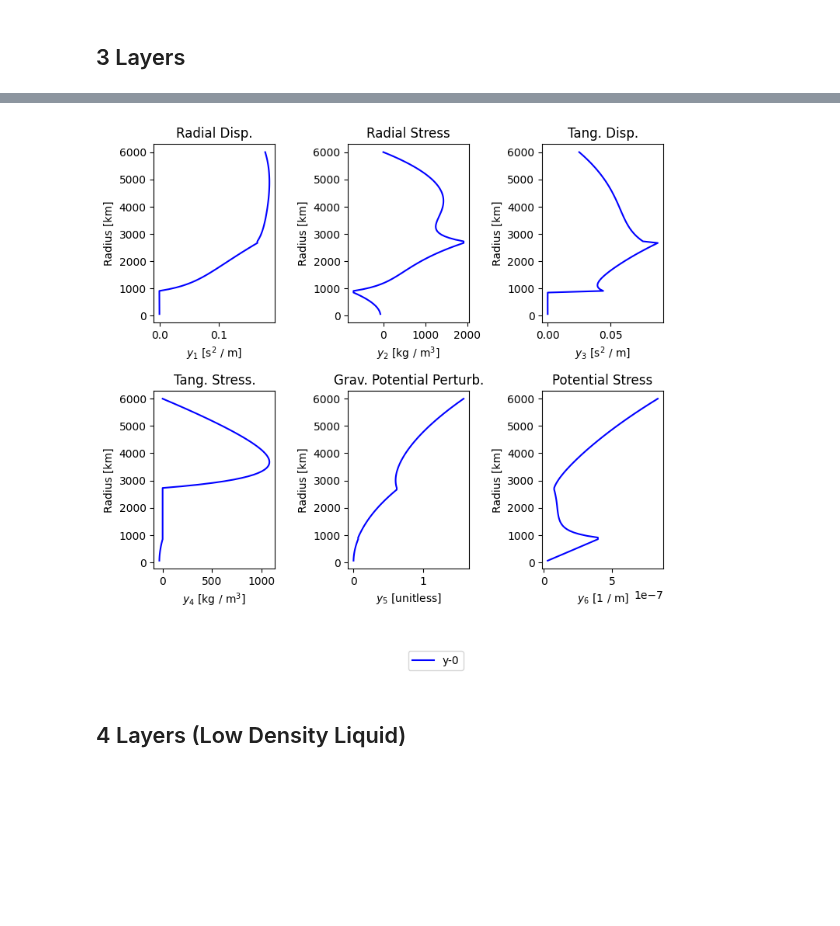
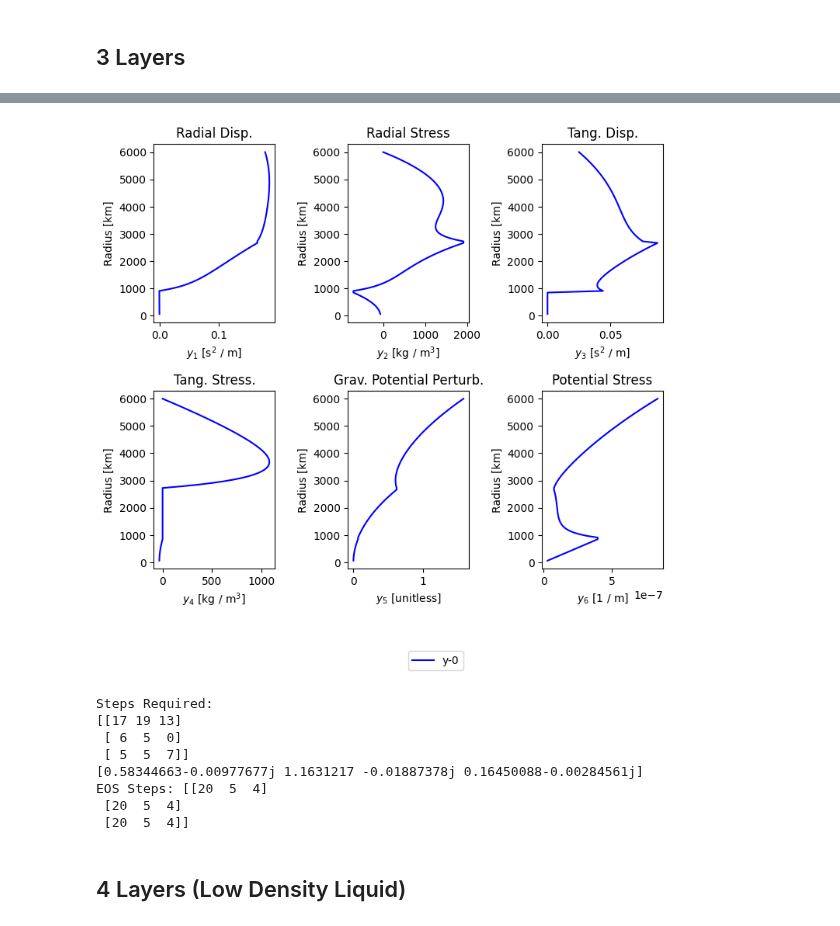
Before and after one commit to jrenaud90/TidalPy, a Jupyter notebook: Benchmarks & Performance/RadialSolver/RadialSolver Benchmarks.ipynb, the cells around one changed output, grey strips where cells are left out. Cells and saved outputs as stored; diff of their text form; code cells hidden in the pictures; blank space fills up the shorter version.

```diff
--- a/Benchmarks & Performance/RadialSolver/RadialSolver Benchmarks.ipynb
+++ b/Benchmarks & Performance/RadialSolver/RadialSolver Benchmarks.ipynb
@@ -8,5 +8,5 @@ from TidalPy.rheology.models import Maxwell, Andrade, Elastic
 from TidalPy.utilities.spherical_helper import calculate_mass_gravity_arrays
 
 print(__version__)
-run_times = False
+run_times = True
 # %% [output]
@@ -281,10 +250,10 @@ EOS Steps: [[22  5]
 def test_3layer():
     layer_types = ('solid', 'liquid', 'solid')
     is_static_by_layer = (False, False, False)
-    integration_method = 'RK45'
-    integration_rtol = 1.0e-8
-    integration_atol = 1.0e-10
-    nondimensionalize = False
+    integration_method = 'DOP853'
+    integration_rtol = 1.0e-4
+    integration_atol = 1.0e-6
+    nondimensionalize = True
     is_incompressible_by_layer = (False, False, False)
     use_kamata = False
 
@@ -346,7 +315,7 @@ def test_3layer():
         integration_atol = integration_atol,
         scale_rtols_bylayer_type = False,
         max_num_steps = 100_000,
-        expected_size = 500,
+        expected_size = 150,
         max_ram_MB = 500,
         max_step = 0,
         nondimensionalize = nondimensionalize,
@@ -374,9 +343,20 @@ def test_3layer():
 
     yplot([ys], [radius_array], colors=['b'])
 
+    print("Steps Required:")
+    print(solution.steps_taken)
+
+    print(solution.love)
+    print('EOS Steps:', solution.eos_steps_taken)
+
+
 # 0.5.4
 # New: 1.54ms; 1.53ms; 1.55ms
 # Old: 112ms; 114ms; 116ms
+# 0.6.0a8
+#   Apples to Apples: 1.24ms; 1.23ms; 1.23ms
+#   Using Better tolerances:
+#     0.625ms; 0.665ms; 0.654ms
 
 test_3layer()
 # %% [output]
@@ -383,6 +364,14 @@ test_3layer()
 Result Success: True
 Result Message: RadialSolver.ShootingMethod:: completed without any noted issues.
-[figure, old version]
+[figure, new version]
+Steps Required:
+[[17 19 13]
+ [ 6  5  0]
+ [ 5  5  7]]
+[0.58344663-0.00977677j 1.1631217 -0.01887378j 0.16450088-0.00284561j]
+EOS Steps: [[20  5  4]
+ [20  5  4]
+ [20  5  4]]
 # %% [markdown]
 ## 4 Layers (Low Density Liquid)
 # %%
```
Also changed, not shown: parts of 7 cells of this notebook, 16 other files.
